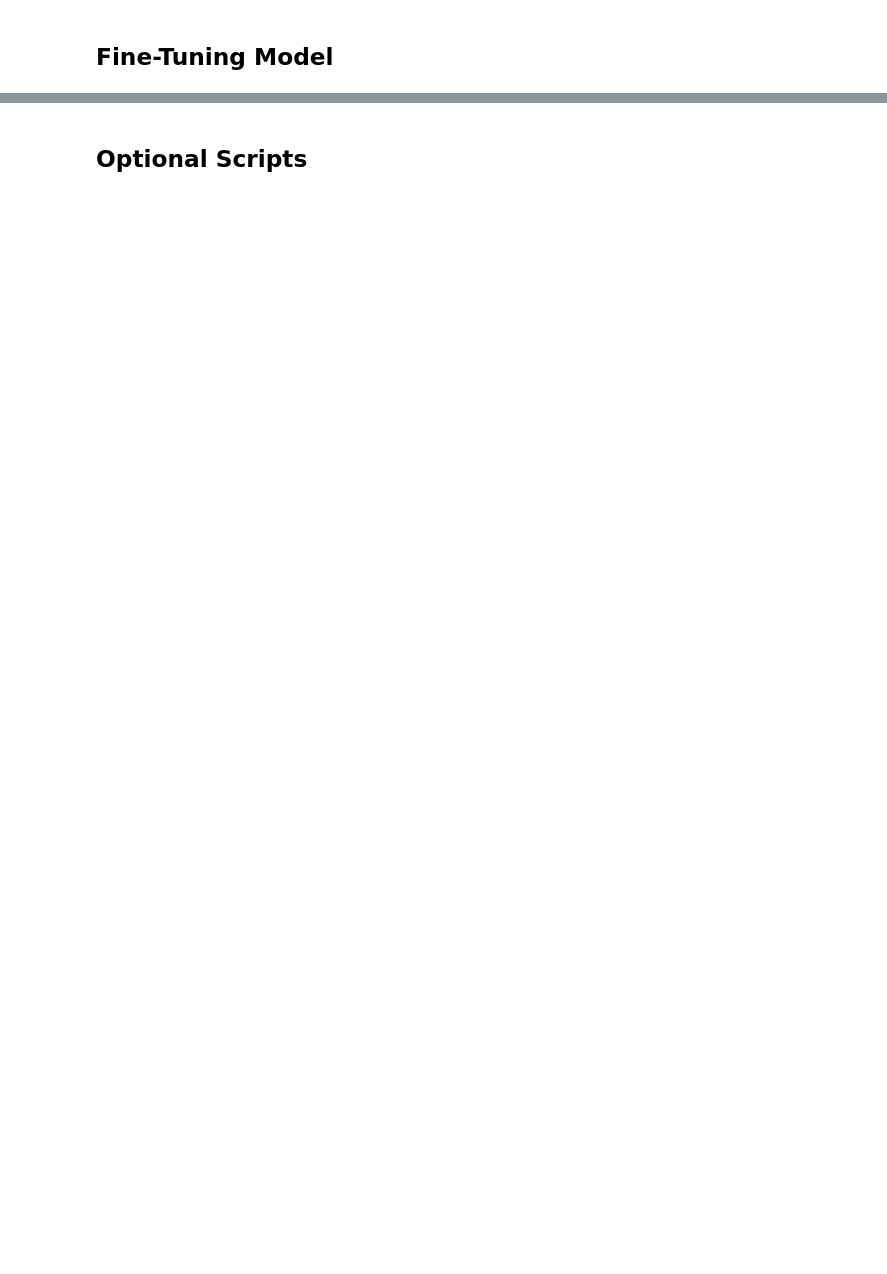
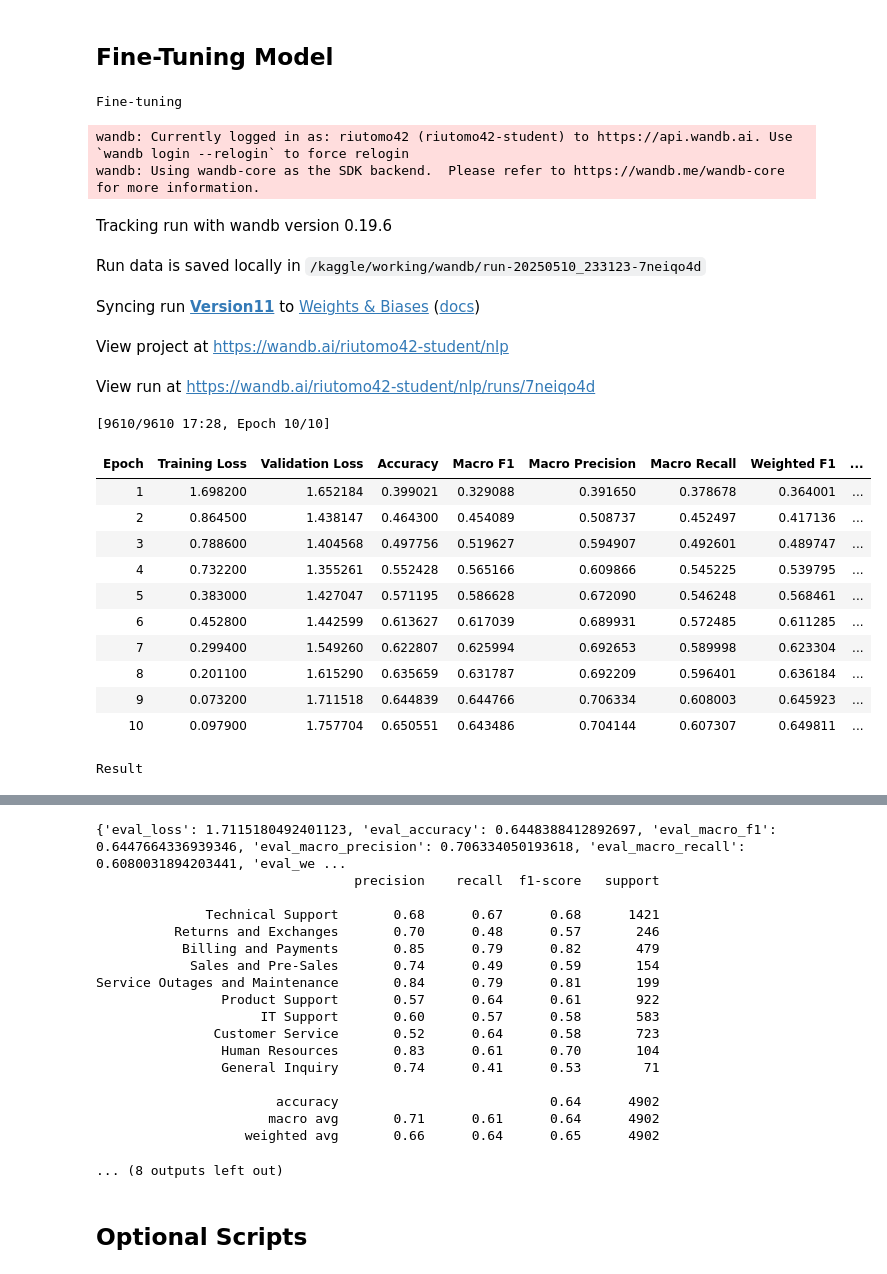
Before and after one commit to rianto42/NLPAssignment3, a Jupyter notebook: NLPAssignment3-distilbert-uncased.ipynb, the cells around one changed output, grey strips where cells are left out. Saved outputs shown, nothing was run; the diff lists cells and outputs as text; code cells hidden in the pictures; blank space fills up the shorter version.

```diff
--- a/NLPAssignment3-distilbert-uncased.ipynb
+++ b/NLPAssignment3-distilbert-uncased.ipynb
@@ -166,13 +229,19 @@ ready_dataset = DatasetDict({
 # %%
+# Define model name
 model_name = 'distilbert-base-uncased'
+# Define tokenizer
 tokenizer = DistilBertTokenizerFast.from_pretrained(model_name)
 
+# Configure tokenizer parameter and apply tokenizer to the data
 def tokenize_function(datas):
-    return tokenizer(datas["body"], padding="max_length", truncation=True, max_length=115)
+    return tokenizer(datas["body"], padding="max_length", truncation=True, max_length=113)
 
+# Apply tokenization to dataset
 tokenized_dataset = ready_dataset.map(tokenize_function, batched=True)
+# Set tokenized dataset to torch format
 tokenized_dataset.set_format(type="torch", columns=["input_ids", "attention_mask", "label"])
 
+# Get label unique count
 num_labels = train_ds['label'].nunique()
 # %%
 # Original model without focal loss
@@ -282,18 +388,26 @@ training_args = TrainingArguments(
     save_strategy="epoch",
     per_device_train_batch_size=16,
     per_device_eval_batch_size=32,
+    # Number of training epoch
     num_train_epochs=10,
+    # Weight decay penalizes large class weights to avoid overfitting
     weight_decay=0.1,
+    # Learning rate controls how much the model's weights change with each update
     learning_rate=2e-5,
     logging_dir="./logs",
     logging_steps=5,
+    # Load the best model at the end of training
     load_best_model_at_end=True,
+    # On this model, we focus on F1 Macro because it averages F1 score per class, treating each class equally.
     metric_for_best_model="macro_f1",
+    # We use f1, so greater score is better
     greater_is_better=True,
+    # We report training statistics to wandb cloud
     report_to="wandb",
-    run_name="Version 11",
-    warmup_steps=500,  # Add this
-    lr_scheduler_type="linear",  # And this
+    run_name="Version11",
+    # Gradual increase learning rate for 500 step at the beginning
+    warmup_steps=500,
+    lr_scheduler_type="linear"
 )
 
 # Trainer definition
@@ -309,30 +423,52 @@ trainer = Trainer(
 print("\nFine-tuning")
 trainer.train()
 
 # Evaluate training result for best model found
 print("\nResult")
 trainer_results = trainer.evaluate()
 print(trainer_results)
 
 # Display Classification Report
 predictions = trainer.predict(tokenized_dataset["test"])
 y_true = predictions.label_ids
 y_pred = np.argmax(predictions.predictions, axis=1)
 label_names = [label for idx, label in sorted(id2label.items())]
 print(classification_report(y_true, y_pred, target_names=label_names, digits=2))
 
 # Display Confusion Matrix
 cm = confusion_matrix(y_true, y_pred, normalize='true')
 plt.figure(figsize=(10, 8))
 sns.heatmap(cm, annot=True, fmt=".2f", cmap="Blues",
             xticklabels=label_names, yticklabels=label_names)
 plt.ylabel('True Label')
 plt.xlabel('Predicted Label')
 plt.title('Confusion Matrix')
 plt.xticks(rotation=45)
 plt.yticks(rotation=45)
 plt.tight_layout()
 plt.show()
 
 # Stop wandb run
 wandb.finish()
+# %% [output]
+Fine-tuning
+wandb: Currently logged in as: riutomo42 (riutomo42-student) to https://api.wandb.ai. Use `wandb login --relogin` to force relogin
+wandb: Using wandb-core as the SDK backend.  Please refer to https://wandb.me/wandb-core for more information.
+Tracking run with wandb version 0.19.6
+Run data is saved locally in /kaggle/working/wandb/run-20250510_233123-7neiqo4d
+Syncing run Version11 to Weights & Biases (docs)
+View project at https://wandb.ai/riutomo42-student/nlp
+View run at https://wandb.ai/riutomo42-student/nlp/runs/7neiqo4d
+[9610/9610 17:28, Epoch 10/10]
+| Epoch | Training Loss | Validation Loss | Accuracy | Macro F1 | Macro Precision | Macro Recall | Weighted F1 | ... |
+| 1 | 1.698200 | 1.652184 | 0.399021 | 0.329088 | 0.391650 | 0.378678 | 0.364001 | ... |
+| 2 | 0.864500 | 1.438147 | 0.464300 | 0.454089 | 0.508737 | 0.452497 | 0.417136 | ... |
+| 3 | 0.788600 | 1.404568 | 0.497756 | 0.519627 | 0.594907 | 0.492601 | 0.489747 | ... |
+| 4 | 0.732200 | 1.355261 | 0.552428 | 0.565166 | 0.609866 | 0.545225 | 0.539795 | ... |
+| 5 | 0.383000 | 1.427047 | 0.571195 | 0.586628 | 0.672090 | 0.546248 | 0.568461 | ... |
+| 6 | 0.452800 | 1.442599 | 0.613627 | 0.617039 | 0.689931 | 0.572485 | 0.611285 | ... |
+| 7 | 0.299400 | 1.549260 | 0.622807 | 0.625994 | 0.692653 | 0.589998 | 0.623304 | ... |
+| 8 | 0.201100 | 1.615290 | 0.635659 | 0.631787 | 0.692209 | 0.596401 | 0.636184 | ... |
+| 9 | 0.073200 | 1.711518 | 0.644839 | 0.644766 | 0.706334 | 0.608003 | 0.645923 | ... |
+| 10 | 0.097900 | 1.757704 | 0.650551 | 0.643486 | 0.704144 | 0.607307 | 0.649811 | ... |
+Result
@@ -339,3 +476,21 @@ wandb.finish()
+{'eval_loss': 1.7115180492401123, 'eval_accuracy': 0.6448388412892697, 'eval_macro_f1': 0.6447664336939346, 'eval_macro_precision': 0.706334050193618, 'eval_macro_recall': 0.6080031894203441, 'eval_we ...
+                                 precision    recall  f1-score   support
+
+              Technical Support       0.68      0.67      0.68      1421
+          Returns and Exchanges       0.70      0.48      0.57       246
+           Billing and Payments       0.85      0.79      0.82       479
+            Sales and Pre-Sales       0.74      0.49      0.59       154
+Service Outages and Maintenance       0.84      0.79      0.81       199
+                Product Support       0.57      0.64      0.61       922
+                     IT Support       0.60      0.57      0.58       583
+               Customer Service       0.52      0.64      0.58       723
+                Human Resources       0.83      0.61      0.70       104
+                General Inquiry       0.74      0.41      0.53        71
+
+                       accuracy                           0.64      4902
+                      macro avg       0.71      0.61      0.64      4902
+                   weighted avg       0.66      0.64      0.65      4902
+... (8 outputs left out)
 # %% [markdown]
 ## Optional Scripts
 # %%
```
Also changed, not shown: parts of 11 cells of this notebook.
